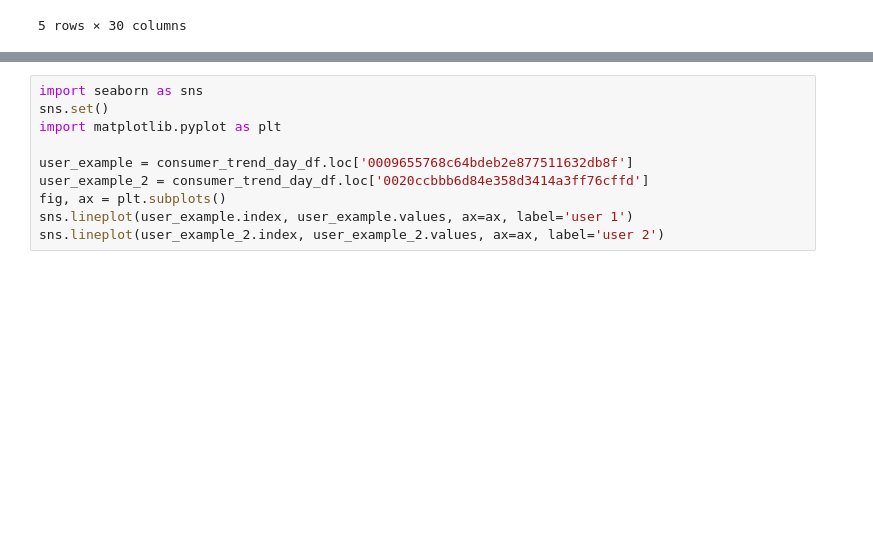
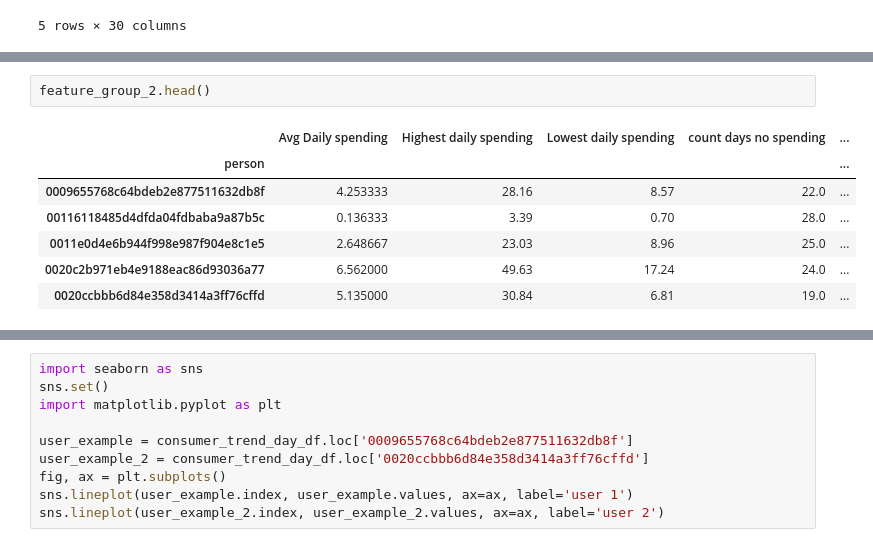
Before and after one commit to LeoYuanjieLi/starbucks_ml, a Jupyter notebook: Startbucks_Capstone_notebook.ipynb, the cells around one changed output, grey strips where cells are left out. Cells and saved outputs as stored; diff of their text form; blank space fills up the shorter version.

```diff
--- a/Startbucks_Capstone_notebook.ipynb
+++ b/Startbucks_Capstone_notebook.ipynb
@@ -307,0 +386,10 @@ consumer_trend_day_df.head()
+# %%
+feature_group_2.head()
+# %% [output]
+|  | Avg Daily spending | Highest daily spending | Lowest daily spending | count days no spending | ... |
+| person |  |  |  |  | ... |
+| 0009655768c64bdeb2e877511632db8f | 4.253333 | 28.16 | 8.57 | 22.0 | ... |
+| 00116118485d4dfda04fdbaba9a87b5c | 0.136333 | 3.39 | 0.70 | 28.0 | ... |
+| 0011e0d4e6b944f998e987f904e8c1e5 | 2.648667 | 23.03 | 8.96 | 25.0 | ... |
+| 0020c2b971eb4e9188eac86d93036a77 | 6.562000 | 49.63 | 17.24 | 24.0 | ... |
+| 0020ccbbb6d84e358d3414a3ff76cffd | 5.135000 | 30.84 | 6.81 | 19.0 | ... |
```
Also changed, not shown: parts of 16 cells of this notebook, 6 other files.
